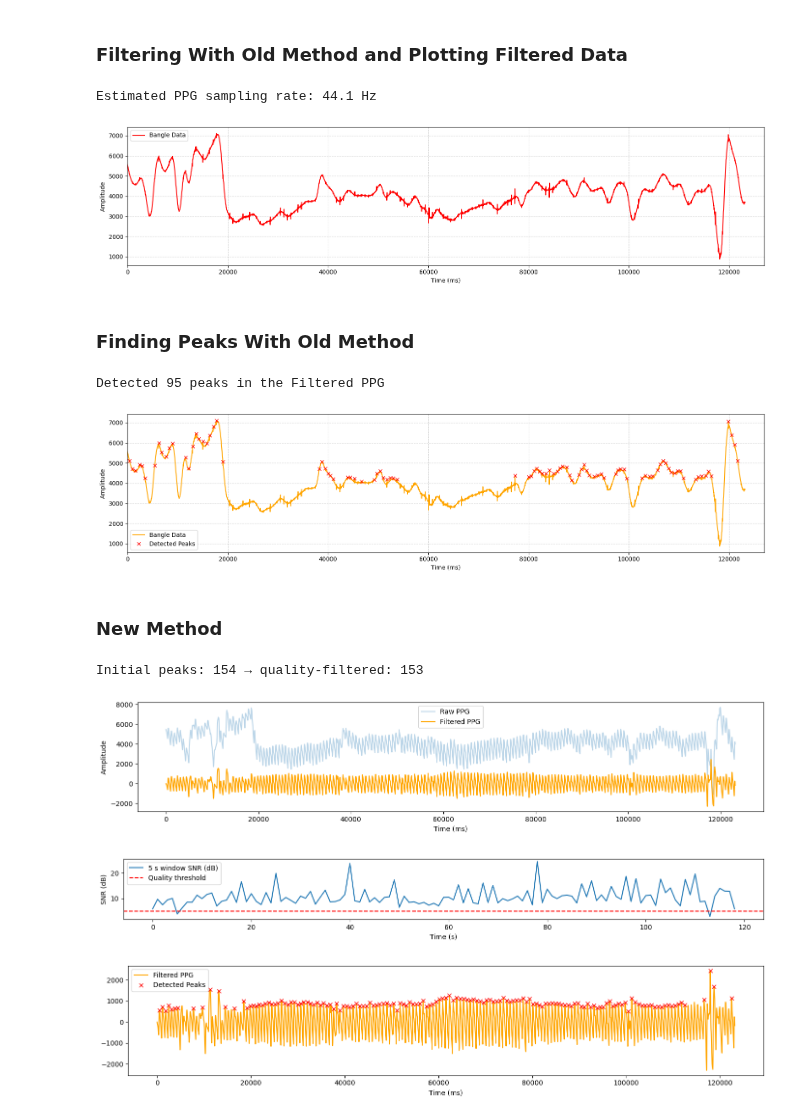
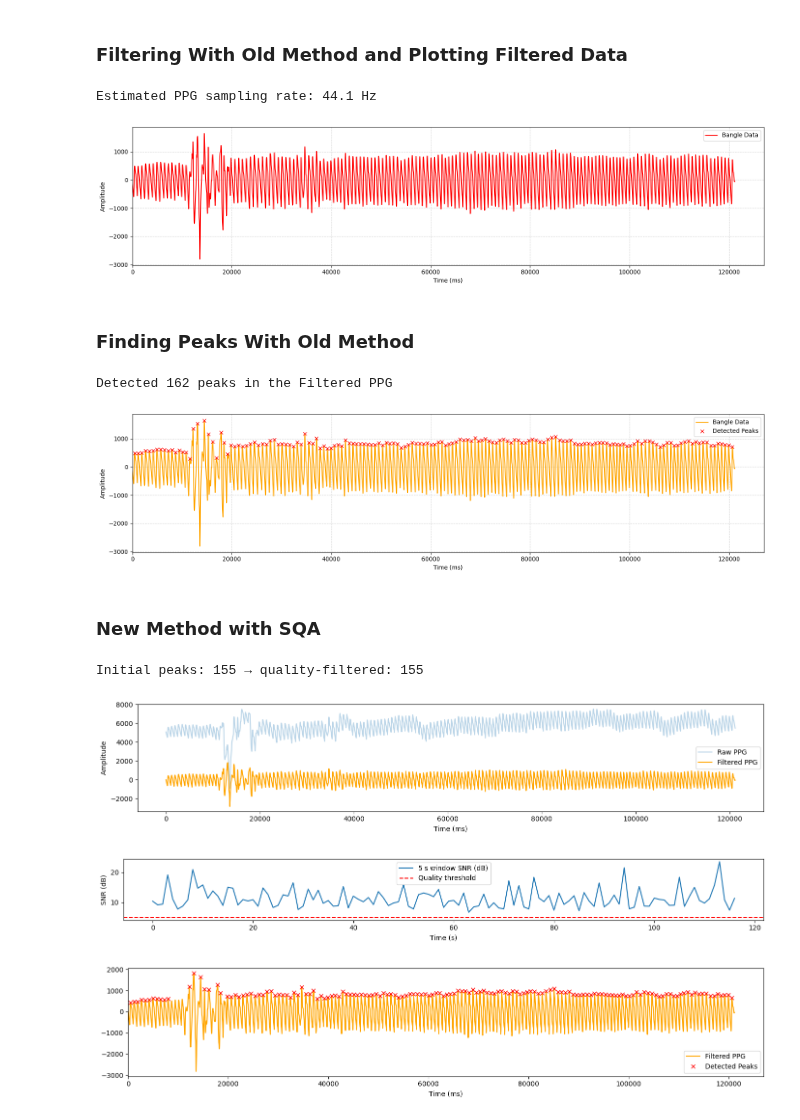
Before and after one commit to Showmick119/Benchmarking-Signal-Processing-Packages, a Jupyter notebook: HRV105M-analysis/bangle.ipynb, the cells around one changed output. Drawn from its saved outputs; the diff is of its cells as text; code cells hidden in the pictures.

Commit message:
Testing the SQA method

```diff
--- a/HRV105M-analysis/bangle.ipynb
+++ b/HRV105M-analysis/bangle.ipynb
@@ -49,31 +49,30 @@ plt.show()
 # %%
 dt = np.diff(timestamps) / 1000.0
 fs = 1 / np.mean(dt)
 print(f"Estimated PPG sampling rate: {fs:.1f} Hz")
 
 from scipy.signal import butter
 
 lowcut, highcut = 0.5, 8.0
-nyq = 0.5 * fs
-b, a = butter(2, [lowcut/nyq, highcut/nyq], btype='stop')
-# b, a = butter(4, [0.5/(fs/2), 8/(fs/2)], btype='band')
+nyq = 0.5 * fs  # Have to normalize the cutoff frequencies by this nyquist rate
+b, a = butter(2, [lowcut/nyq, highcut/nyq], btype='band')
 
 from scipy.signal import filtfilt
 
 ppg_filt = filtfilt(b, a, ppg_raw)
 
 plt.figure(figsize=(16, 4))
 plt.plot(timestamps, ppg_filt, c='r', label="Bangle Data")
 plt.grid(which='both', axis='both', linestyle='--', alpha=0.5)
 plt.xlabel("Time (ms)")
 plt.ylabel("Amplitude")
 plt.legend()
 plt.xlim(left=0, right=127000)
 plt.tight_layout()
 plt.show()
 # %% [output]
 Estimated PPG sampling rate: 44.1 Hz
-[figure, old version]
+[figure, new version]
 # %% [markdown]
 ### Finding Peaks With Old Method
 # %%
@@ -95,10 +94,10 @@ plt.xlim(left=0, right=127000)
 plt.tight_layout()
 plt.show()
 # %% [output]
-Detected 95 peaks in the Filtered PPG
+Detected 162 peaks in the Filtered PPG
-[figure, old version]
+[figure, new version]
 # %% [markdown]
-### New Method
+### New Method with SQA
 # %%
 # ─────────── Band-pass PPG (0.5–8 Hz) ───────────
 from scipy.signal import butter, filtfilt
@@ -189,10 +188,11 @@ plt.plot(timestamps, ppg_filt, c='orange', label='Filtered PPG')
 plt.plot(timestamps[good_peaks], ppg_filt[good_peaks],
          'x', c='red', label='Detected Peaks')
 plt.xlabel('Time (ms)'); plt.legend(); plt.tight_layout()
-
+plt.xlim(left=0, right=127000)
+plt.tight_layout()
 print(f"Initial peaks: {len(peaks)} → quality-filtered: {len(good_peaks)}")
 # %% [output]
-Initial peaks: 154 → quality-filtered: 153
+Initial peaks: 155 → quality-filtered: 155
-[figure, old version]
+[figure, new version]
-[figure, old version]
+[figure, new version]
-[figure, old version]
+[figure, new version]
```
Also changed, not shown: parts of 2 cells of this notebook.
